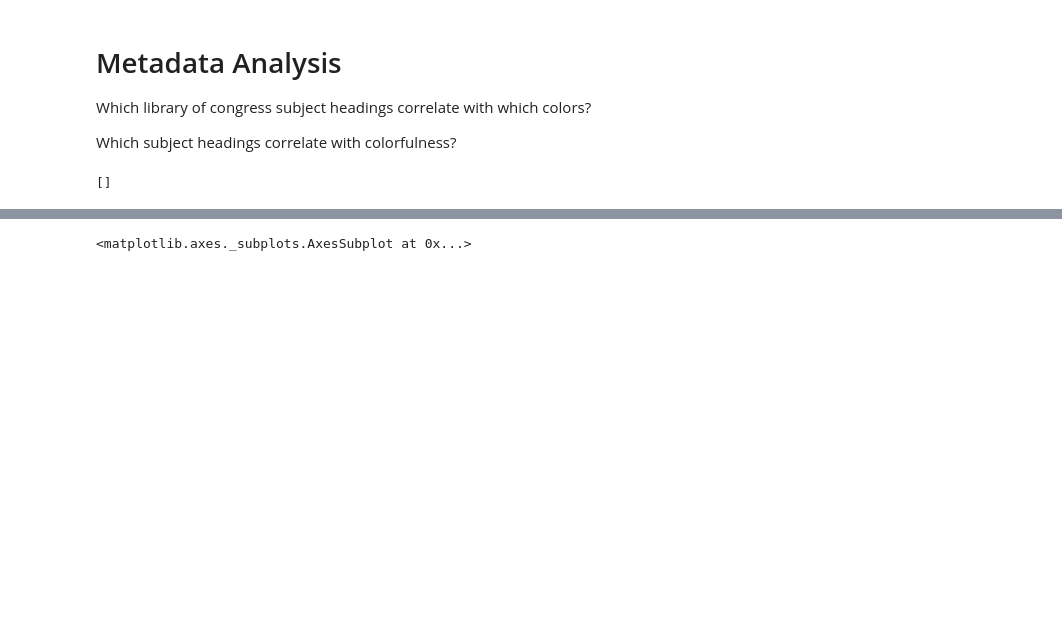
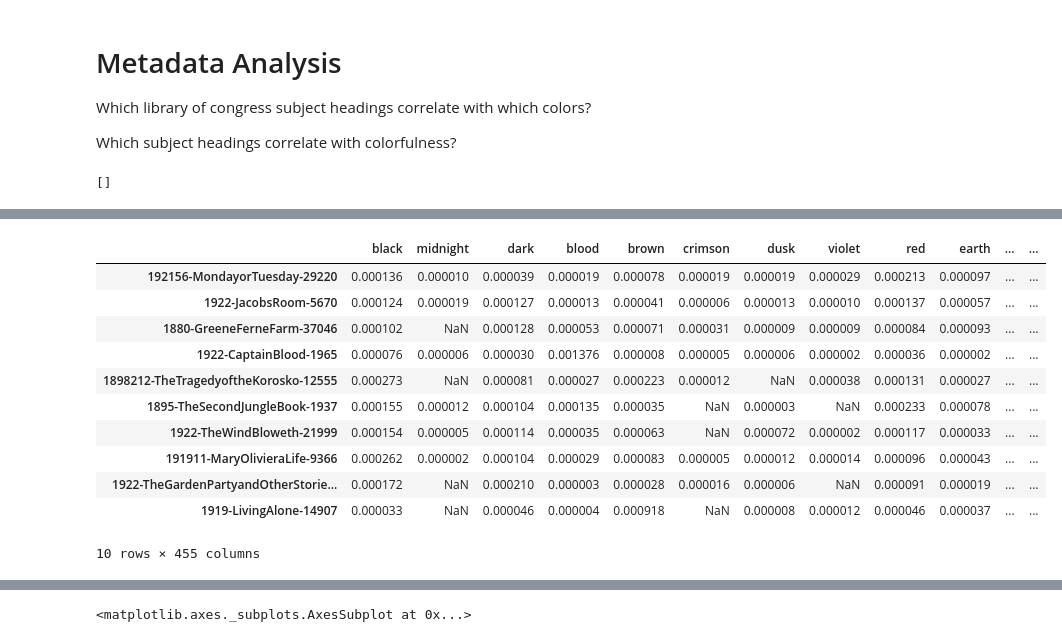
Before and after one commit to JonathanReeve/dissertation, a Jupyter notebook: 04-colors/pg-analysis-py/analyze-results5.ipynb, the cells around one changed output, grey strips where cells are left out. Drawn from its saved outputs; the diff is of its cells as text; code cells hidden in the pictures; blank space fills up the shorter version.

```diff
--- a/04-colors/pg-analysis-py/analyze-results3.ipynb
+++ b/04-colors/pg-analysis-py/analyze-results5.ipynb
@@ -196,0 +208,25 @@ df.groupby('genre').sum()
+# %%
+def getAuthor(textName):
+    textId = textName.split('-')[-1]
+    c.execute('select author from meta where id=?', [str(float(textId))])
+    return c.fetchone()[0]
+# %%
+for i, row in df.iterrows():
+    bookId = i.split('-')[-1]
+    author = getAuthor(bookId)
+    df.loc[i, 'author'] = author
+# %%
+df[df['genre'] == 'Fiction'].sort_values('totals', ascending=False).head(10)
+# %% [output]
+|  | black | midnight | dark | blood | brown | crimson | dusk | violet | red | earth | ... | ... |
+| 192156-MondayorTuesday-29220 | 0.000136 | 0.000010 | 0.000039 | 0.000019 | 0.000078 | 0.000019 | 0.000019 | 0.000029 | 0.000213 | 0.000097 | ... | ... |
+| 1922-JacobsRoom-5670 | 0.000124 | 0.000019 | 0.000127 | 0.000013 | 0.000041 | 0.000006 | 0.000013 | 0.000010 | 0.000137 | 0.000057 | ... | ... |
+| 1880-GreeneFerneFarm-37046 | 0.000102 | NaN | 0.000128 | 0.000053 | 0.000071 | 0.000031 | 0.000009 | 0.000009 | 0.000084 | 0.000093 | ... | ... |
+| 1922-CaptainBlood-1965 | 0.000076 | 0.000006 | 0.000030 | 0.001376 | 0.000008 | 0.000005 | 0.000006 | 0.000002 | 0.000036 | 0.000002 | ... | ... |
+| 1898212-TheTragedyoftheKorosko-12555 | 0.000273 | NaN | 0.000081 | 0.000027 | 0.000223 | 0.000012 | NaN | 0.000038 | 0.000131 | 0.000027 | ... | ... |
+| 1895-TheSecondJungleBook-1937 | 0.000155 | 0.000012 | 0.000104 | 0.000135 | 0.000035 | NaN | 0.000003 | NaN | 0.000233 | 0.000078 | ... | ... |
+| 1922-TheWindBloweth-21999 | 0.000154 | 0.000005 | 0.000114 | 0.000035 | 0.000063 | NaN | 0.000072 | 0.000002 | 0.000117 | 0.000033 | ... | ... |
+| 191911-MaryOlivieraLife-9366 | 0.000262 | 0.000002 | 0.000104 | 0.000029 | 0.000083 | 0.000005 | 0.000012 | 0.000014 | 0.000096 | 0.000043 | ... | ... |
+| 1922-TheGardenPartyandOtherStorie... | 0.000172 | NaN | 0.000210 | 0.000003 | 0.000028 | 0.000016 | 0.000006 | NaN | 0.000091 | 0.000019 | ... | ... |
+| 1919-LivingAlone-14907 | 0.000033 | NaN | 0.000046 | 0.000004 | 0.000918 | NaN | 0.000008 | 0.000012 | 0.000046 | 0.000037 | ... | ... |
+10 rows × 455 columns
```
Also changed, not shown: parts of 13 cells of this notebook, 19 other files.
